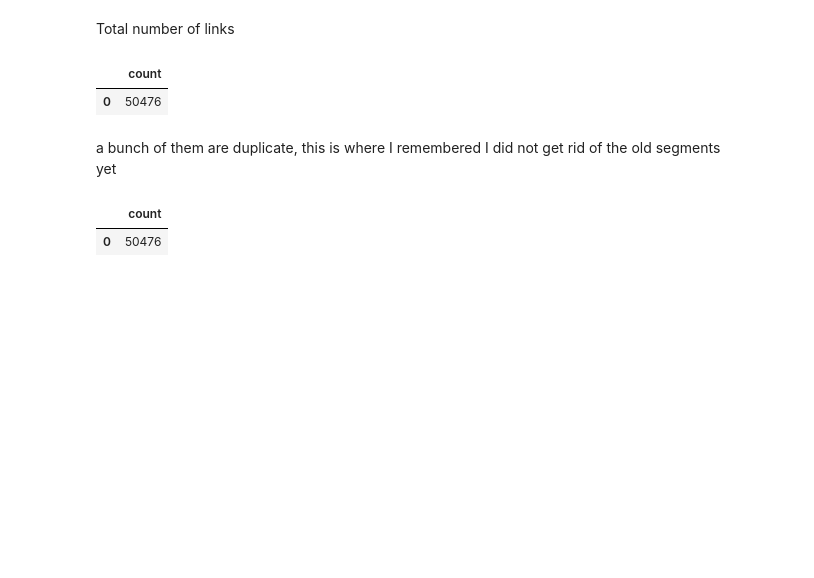
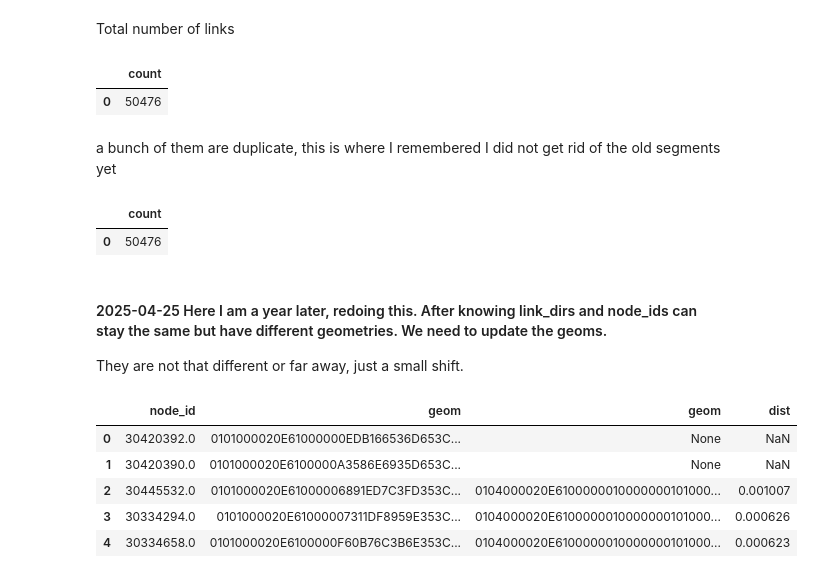
Before and after one commit to CityofToronto/bdit_congestion, a Jupyter notebook: congestion_network_creation/sql/update/notebooks/network_update_2023.ipynb, the cells around one changed output. Cells and saved outputs as stored; diff of their text form; code cells hidden in the pictures; blank space fills up the shorter version.

```diff
--- a/congestion_network_creation/sql/update/notebooks/network_update_2023.ipynb
+++ b/congestion_network_creation/sql/update/notebooks/network_update_2023.ipynb
@@ -740,3 +737,24 @@ nodes.head()
 # %% [output]
 |  | count |
 | 0 | 50476 |
+# %% [markdown]
+#### 2025-04-25 Here I am a year later, redoing this. After knowing link_dirs and node_ids can stay the same but have different geometries. We need to update the geoms.
+
+They are not that different or far away, just a small shift.
+# %%
+sql = '''
+select node_id, og.geom, v.geom, ST_Setsrid(og.geom, 2952) <-> ST_Setsrid(v.geom, 2952) as dist
+from congestion.network_nodes_23 og
+left join (select distinct node_id, geom from here.routing_nodes_23_4) v using (node_id)
+order by abs(ST_Setsrid(og.geom, 2952) <-> ST_Setsrid(v.geom, 2952)) desc
+'''
+with con :
+    nodes = pandasql.read_sql(sql, connection_engine)
+nodes.head(5)
+# %% [output]
+|  | node_id | geom | geom | dist |
+| 0 | 30420392.0 | 0101000020E61000000EDB166536D653C... | None | NaN |
+| 1 | 30420390.0 | 0101000020E6100000A3586E6935D653C... | None | NaN |
+| 2 | 30445532.0 | 0101000020E61000006891ED7C3FD353C... | 0104000020E6100000010000000101000... | 0.001007 |
+| 3 | 30334294.0 | 0101000020E61000007311DF8959E353C... | 0104000020E6100000010000000101000... | 0.000626 |
+| 4 | 30334658.0 | 0101000020E6100000F60B76C3B6E353C... | 0104000020E6100000010000000101000... | 0.000623 |
```
Also changed, not shown: parts of 11 cells of this notebook, 2 other files.
